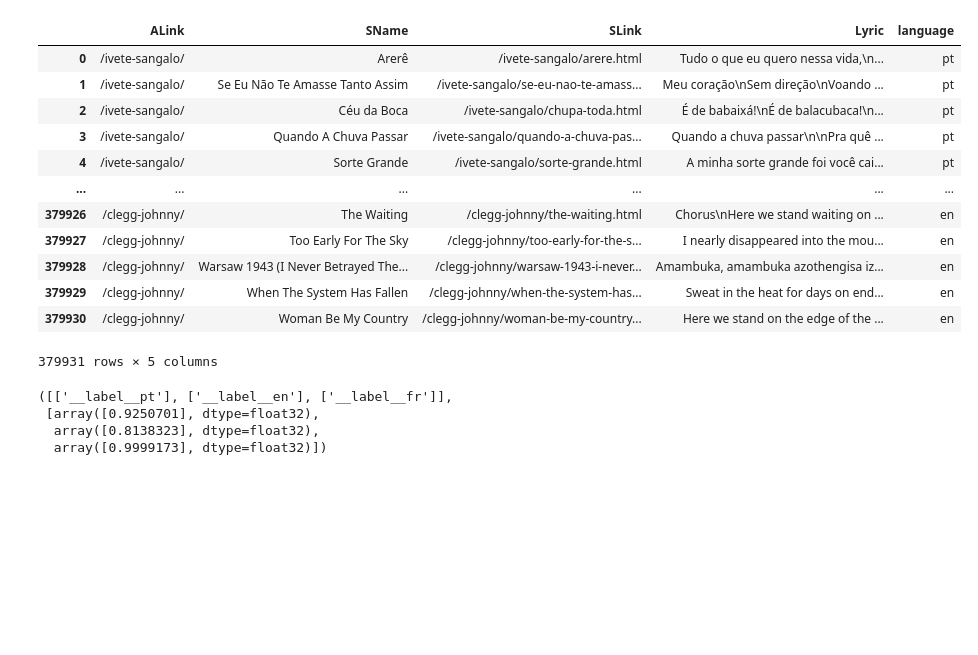
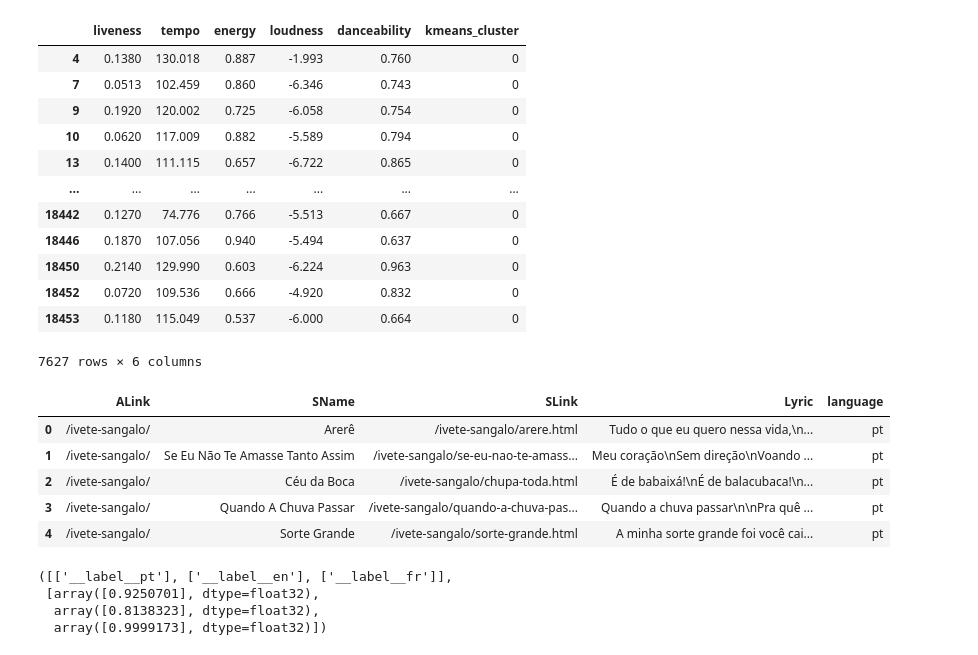
Before and after one commit to sabinacatherine/Spotify-Playlist, a Jupyter notebook: Spotify_playlists.ipynb, the cells around one changed output. Saved outputs shown, nothing was run; the diff lists cells and outputs as text; code cells hidden in the pictures; blank space fills up the shorter version.

Commit message:
Exploring initial kmeans model
created initial kmeans model with Kaggle dataset, exploring clustering wirth liveness, tempo, energy, loudness, danceability.

```diff
--- a/Spotify_playlists.ipynb
+++ b/Spotify_playlists.ipynb
@@ -77,19 +210,30 @@ Index(['track_id', 'track_name', 'track_artist', 'lyrics', 'track_popularity',
+# %%
+spotify_song_features_copy.loc[spotify_song_features_copy['kmeans_cluster'] == 0]
+# %% [output]
+|  | liveness | tempo | energy | loudness | danceability | kmeans_cluster |
+| 4 | 0.1380 | 130.018 | 0.887 | -1.993 | 0.760 | 0 |
+| 7 | 0.0513 | 102.459 | 0.860 | -6.346 | 0.743 | 0 |
+| 9 | 0.1920 | 120.002 | 0.725 | -6.058 | 0.754 | 0 |
+| 10 | 0.0620 | 117.009 | 0.882 | -5.589 | 0.794 | 0 |
+| 13 | 0.1400 | 111.115 | 0.657 | -6.722 | 0.865 | 0 |
+| ... | ... | ... | ... | ... | ... | ... |
+| 18442 | 0.1270 | 74.776 | 0.766 | -5.513 | 0.667 | 0 |
+| 18446 | 0.1870 | 107.056 | 0.940 | -5.494 | 0.637 | 0 |
+| 18450 | 0.2140 | 129.990 | 0.603 | -6.224 | 0.963 | 0 |
+| 18452 | 0.0720 | 109.536 | 0.666 | -4.920 | 0.832 | 0 |
+| 18453 | 0.1180 | 115.049 | 0.537 | -6.000 | 0.664 | 0 |
+7627 rows × 6 columns
 # %%
-lyricscsv = pd.read_csv("../Spotify-Playlist/lyrics-data.csv")
+#initiating CSV file with english and portuguese songs for use in language recognition model
+
+lyricscsv = pd.read_csv("../lyrics-data.csv")
 lyrics_csv = lyricscsv.drop(columns=['ALink', 'SLink'])
-lyricscsv
+lyricscsv.head()
 # %% [output]
 |  | ALink | SName | SLink | Lyric | language |
 | 0 | /ivete-sangalo/ | Arerê | /ivete-sangalo/arere.html | Tudo o que eu quero nessa vida,\n... | pt |
 | 1 | /ivete-sangalo/ | Se Eu Não Te Amasse Tanto Assim | /ivete-sangalo/se-eu-nao-te-amass... | Meu coração\nSem direção\nVoando ... | pt |
 | 2 | /ivete-sangalo/ | Céu da Boca | /ivete-sangalo/chupa-toda.html | É de babaixá!\nÉ de balacubaca!\n... | pt |
 | 3 | /ivete-sangalo/ | Quando A Chuva Passar | /ivete-sangalo/quando-a-chuva-pas... | Quando a chuva passar\n\nPra quê ... | pt |
 | 4 | /ivete-sangalo/ | Sorte Grande | /ivete-sangalo/sorte-grande.html | A minha sorte grande foi você cai... | pt |
-| ... | ... | ... | ... | ... | ... |
-| 379926 | /clegg-johnny/ | The Waiting | /clegg-johnny/the-waiting.html | Chorus\nHere we stand waiting on ... | en |
-| 379927 | /clegg-johnny/ | Too Early For The Sky | /clegg-johnny/too-early-for-the-s... | I nearly disappeared into the mou... | en |
-| 379928 | /clegg-johnny/ | Warsaw 1943 (I Never Betrayed The... | /clegg-johnny/warsaw-1943-i-never... | Amambuka, amambuka azothengisa iz... | en |
-| 379929 | /clegg-johnny/ | When The System Has Fallen | /clegg-johnny/when-the-system-has... | Sweat in the heat for days on end... | en |
-| 379930 | /clegg-johnny/ | Woman Be My Country | /clegg-johnny/woman-be-my-country... | Here we stand on the edge of the ... | en |
-379931 rows × 5 columns
 # %%
```
Also changed, not shown: parts of 11 cells of this notebook.
